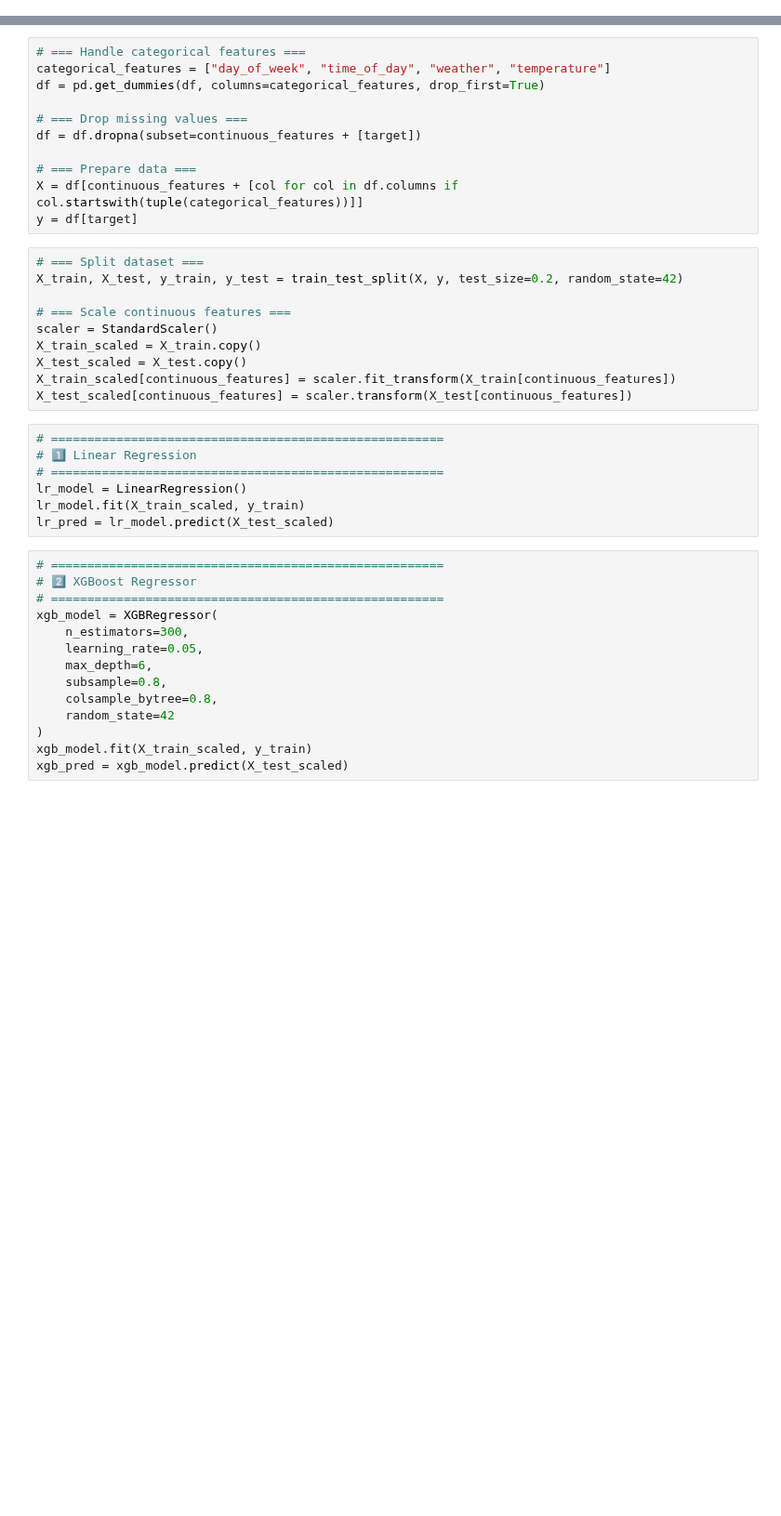
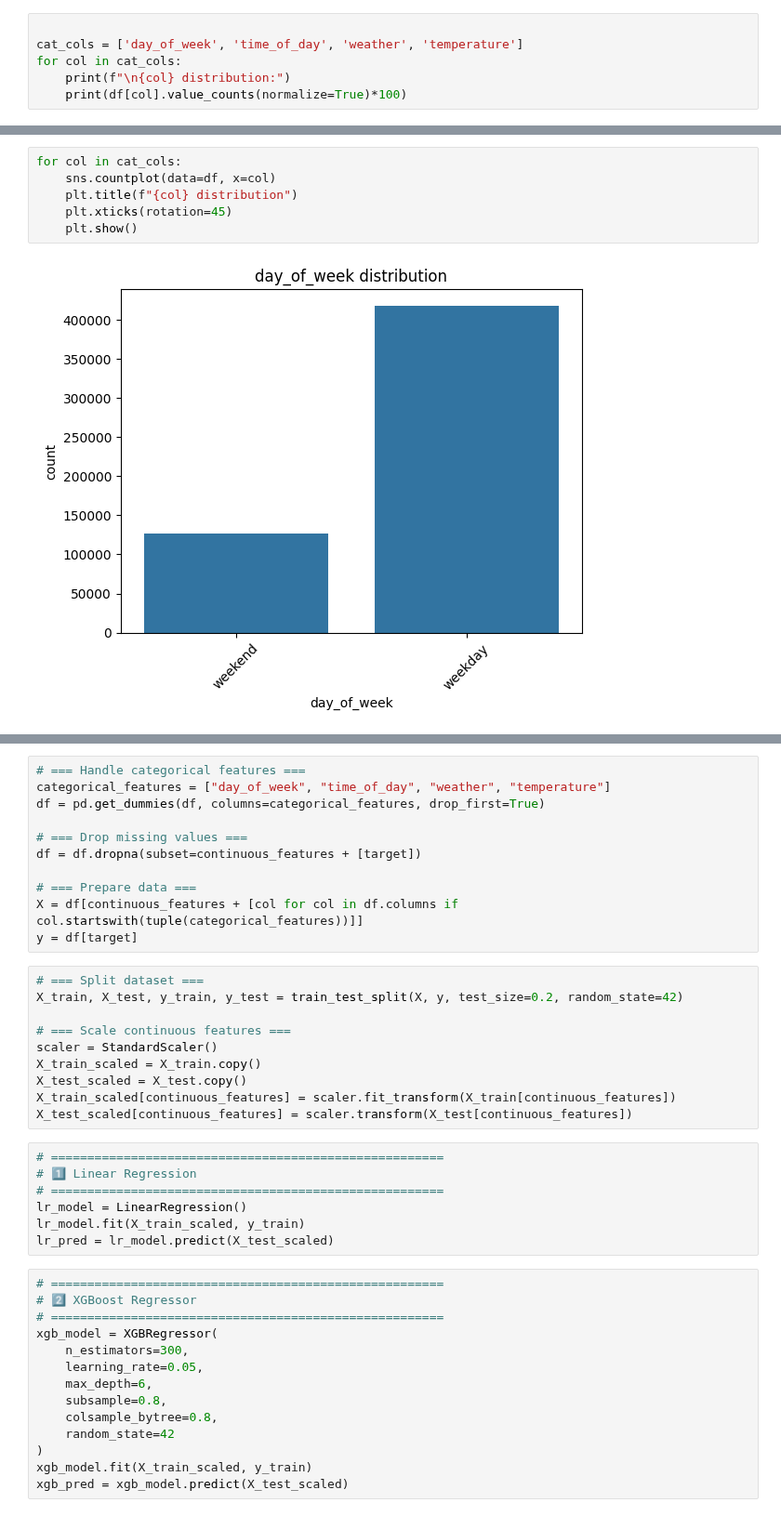
Before and after one commit to Zhiyuan-03/AI_in_Transportation_Exercise, a Jupyter notebook: Advanced-1-stop.ipynb, the cells around one changed output, grey strips where cells are left out. Shown at 93% size. Saved outputs shown, nothing was run; the diff lists cells and outputs as text; blank space fills up the shorter version.

```diff
--- a/Advanced-1-stop.ipynb
+++ b/Advanced-1-stop.ipynb
@@ -9,0 +55,6 @@ uploaded = files.upload()
+# %%
+
+cat_cols = ['day_of_week', 'time_of_day', 'weather', 'temperature']
+for col in cat_cols:
+    print(f"\n{col} distribution:")
+    print(df[col].value_counts(normalize=True)*100)
@@ -9,0 +79,8 @@ uploaded = files.upload()
+# %%
+for col in cat_cols:
+    sns.countplot(data=df, x=col)
+    plt.title(f"{col} distribution")
+    plt.xticks(rotation=45)
+    plt.show()
+# %% [output]
+[figure, added]
```
Also changed, not shown: parts of 16 cells of this notebook.
